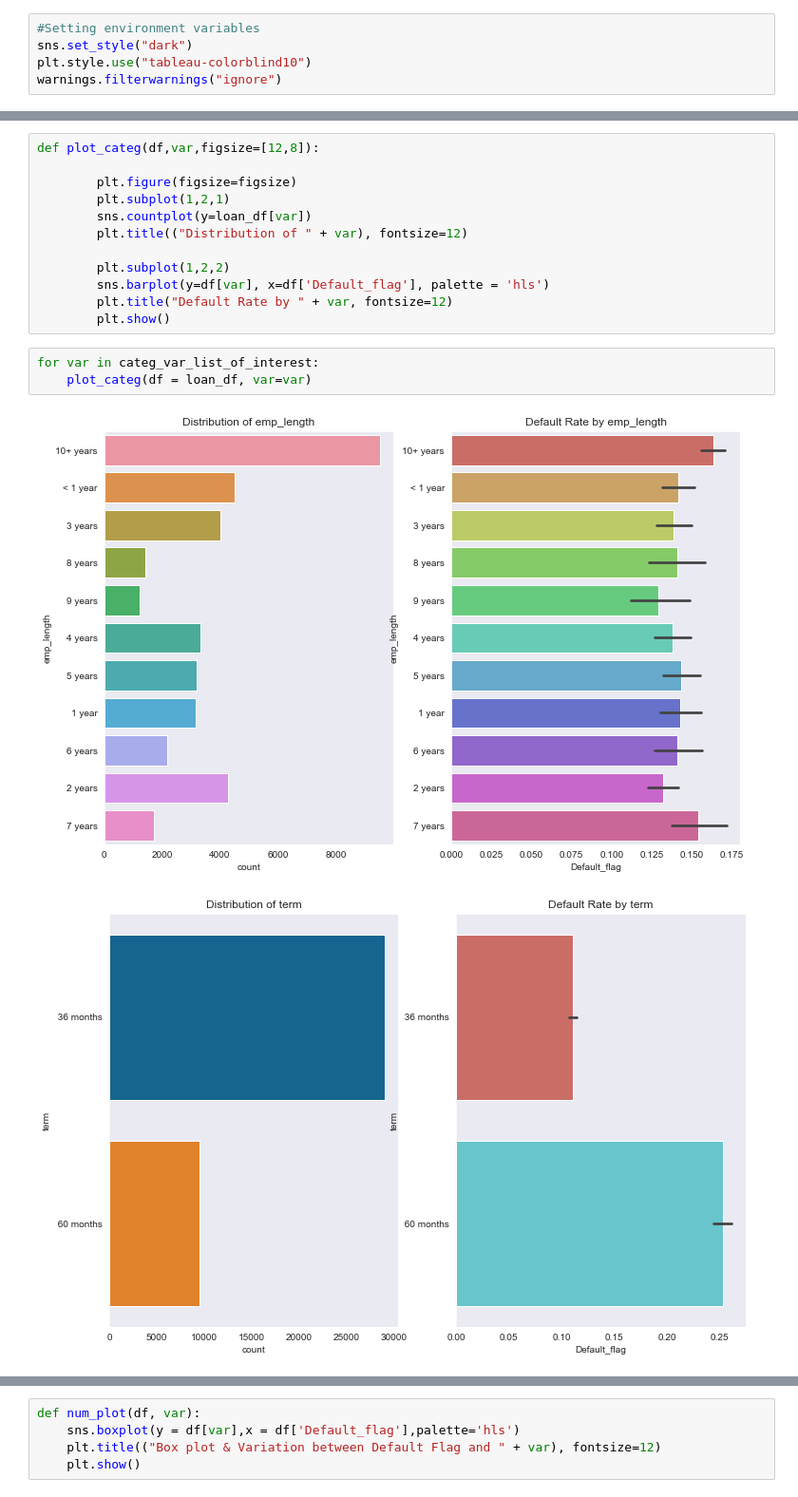
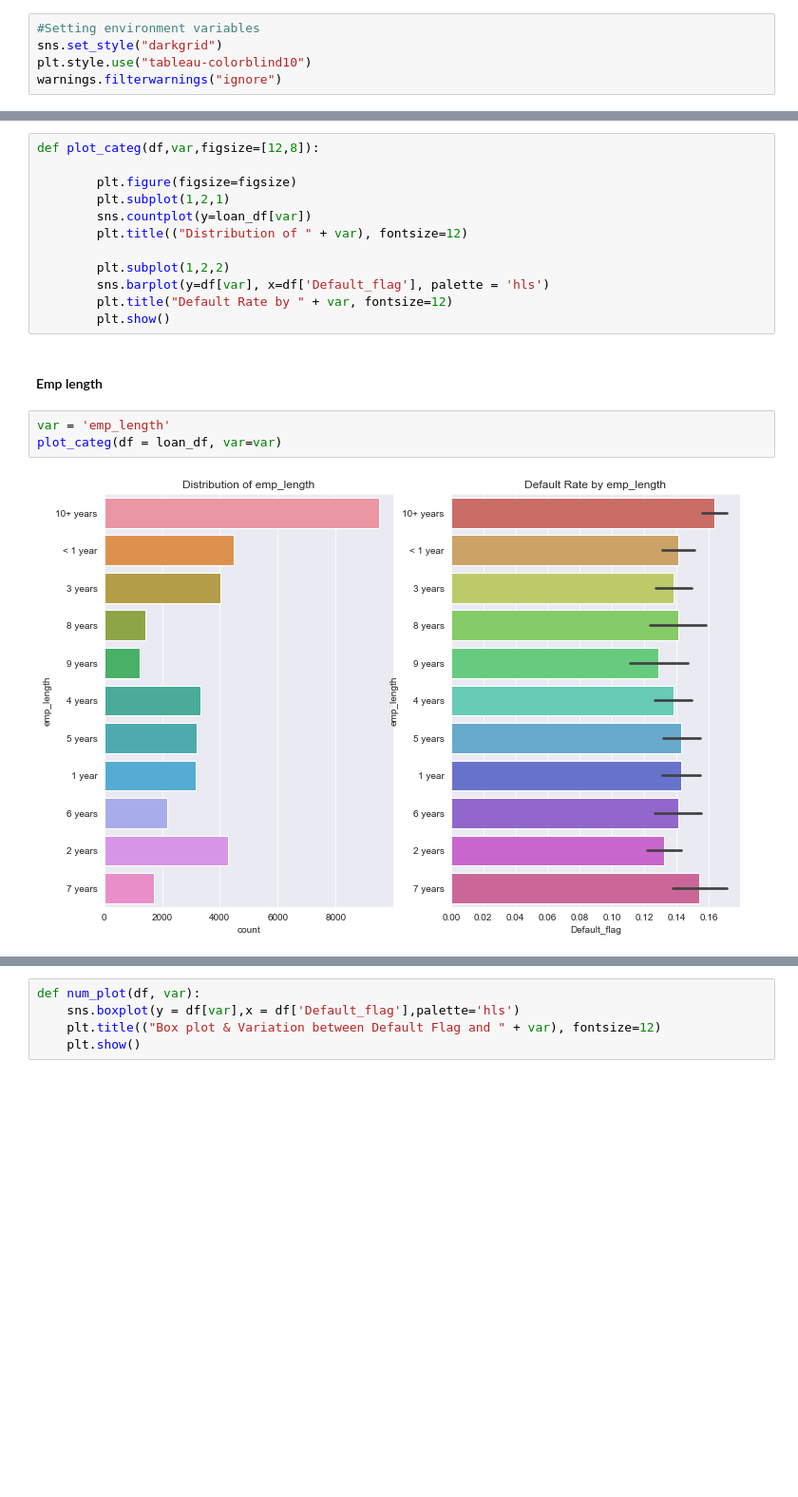
Before and after one commit to udaykadavi/LendingClubCaseStudy, a Jupyter notebook: EDA_UA.ipynb, the cells around one changed output, grey strips where cells are left out. Shown at 95% size. Cells and saved outputs as stored; diff of their text form; blank space fills up the shorter version.

Commit message:
updated charts, added findings

```diff
--- a/EDA_UA.ipynb
+++ b/EDA_UA.ipynb
@@ -25,7 +31,7 @@ import warnings
 ### Environment setup
 # %%
 #Setting environment variables
-sns.set_style("dark")
+sns.set_style("darkgrid")
 plt.style.use("tableau-colorblind10")
 warnings.filterwarnings("ignore")
 # %% [markdown]
@@ -862,9 +886,10 @@ def plot_categ(df,var,figsize=[12,8]):
         sns.barplot(y=df[var], x=df['Default_flag'], palette = 'hls')
         plt.title("Default Rate by " + var, fontsize=12)
         plt.show()
+# %% [markdown]
+#### Emp length
 # %%
-for var in categ_var_list_of_interest:
-    plot_categ(df = loan_df, var=var)
+var = 'emp_length'
+plot_categ(df = loan_df, var=var)
 # %% [output]
-[figure, old version]
+[figure, new version]
-[figure, removed]
```
Also changed, not shown: parts of 77 cells of this notebook.
